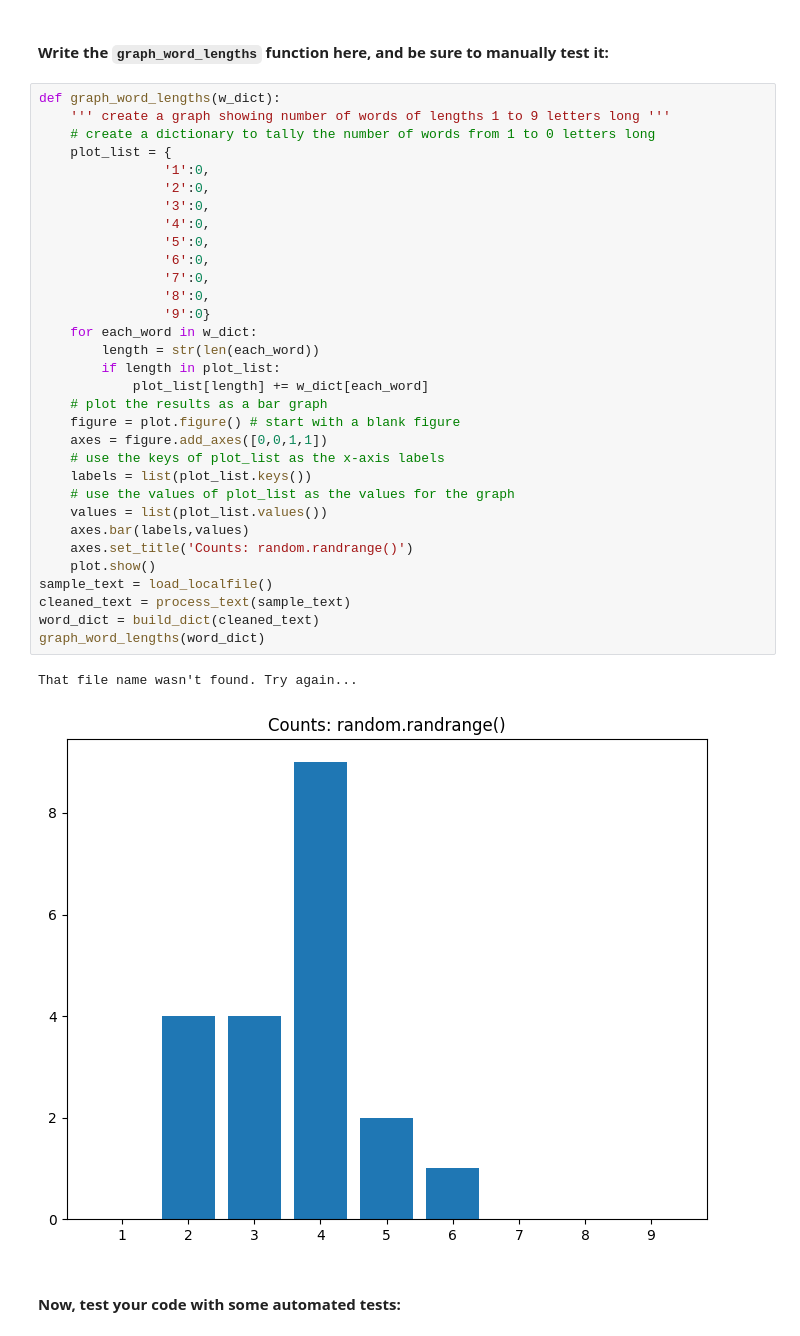
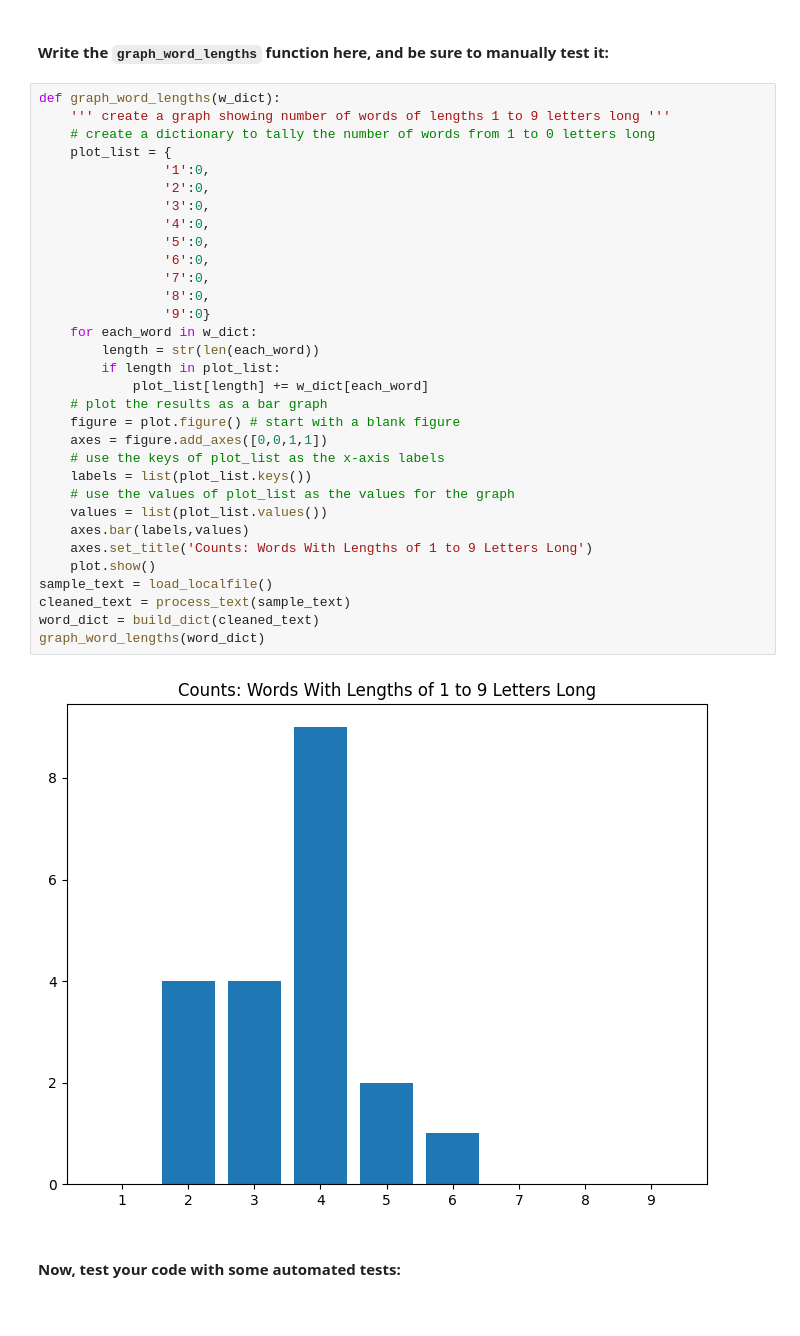
Before and after one commit to drossano/cs-617-project-2, a Jupyter notebook: Project2.ipynb, the cells around one changed output. Saved outputs shown, nothing was run; the diff lists cells and outputs as text.

Commit message:
Change plot title

```diff
--- a/Project2.ipynb
+++ b/Project2.ipynb
@@ -771,36 +771,35 @@ def graph_word_lengths(w_dict):
     ''' create a graph showing number of words of lengths 1 to 9 letters long '''
     # create a dictionary to tally the number of words from 1 to 0 letters long
     plot_list = {
                 '1':0,
                 '2':0,
                 '3':0,
                 '4':0,
                 '5':0,
                 '6':0,
                 '7':0,
                 '8':0,
                 '9':0}
     for each_word in w_dict:
         length = str(len(each_word))
         if length in plot_list:
             plot_list[length] += w_dict[each_word]
     # plot the results as a bar graph
     figure = plot.figure() # start with a blank figure
     axes = figure.add_axes([0,0,1,1])
     # use the keys of plot_list as the x-axis labels
     labels = list(plot_list.keys())
     # use the values of plot_list as the values for the graph
     values = list(plot_list.values())
     axes.bar(labels,values)
-    axes.set_title('Counts: random.randrange()')
+    axes.set_title('Counts: Words With Lengths of 1 to 9 Letters Long')
     plot.show()
 sample_text = load_localfile()
 cleaned_text = process_text(sample_text)
 word_dict = build_dict(cleaned_text)
 graph_word_lengths(word_dict)
 # %% [output]
-That file name wasn't found. Try again...
-[figure, old version]
+[figure, new version]
 # %% [markdown]
 #### Now, test your code with some automated tests:
 # %%
```
